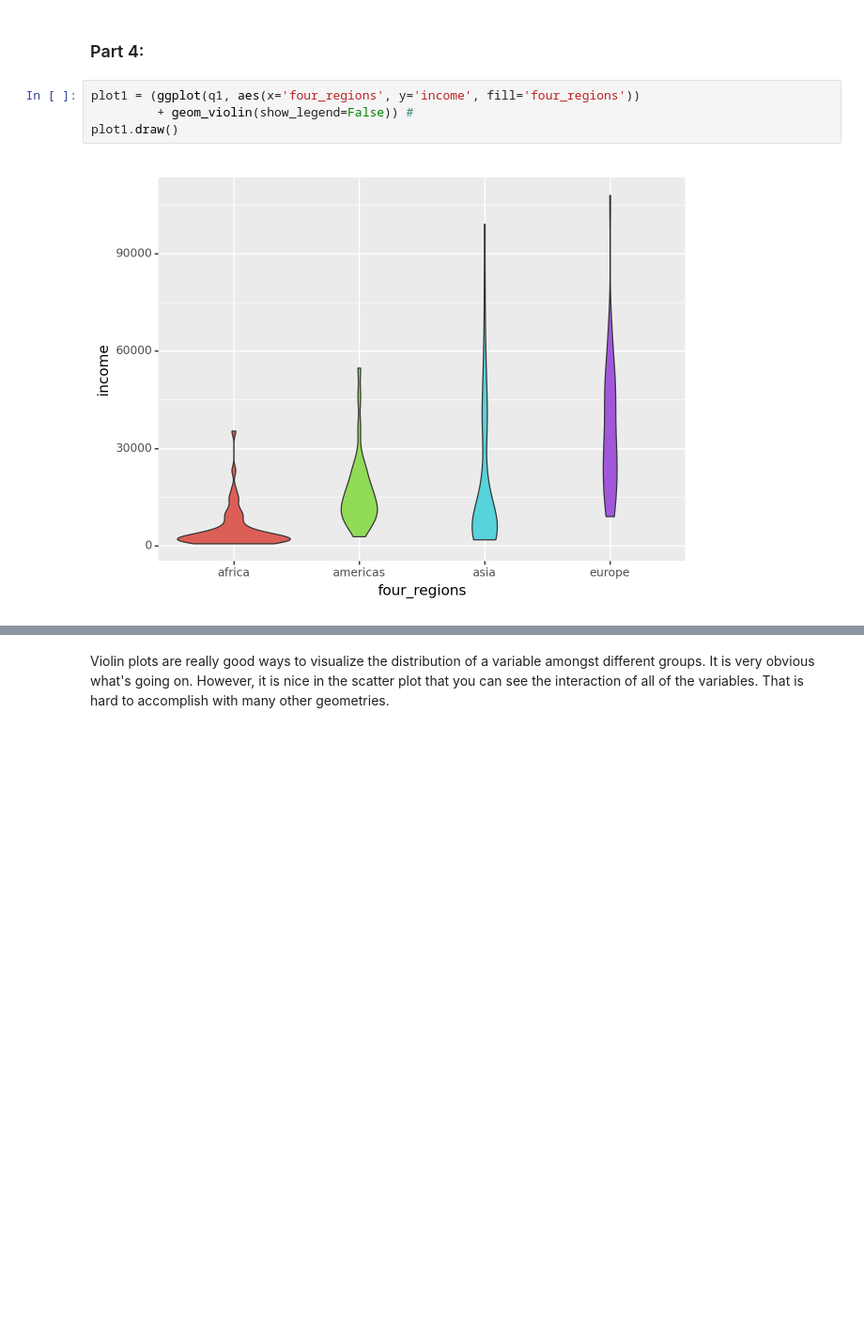
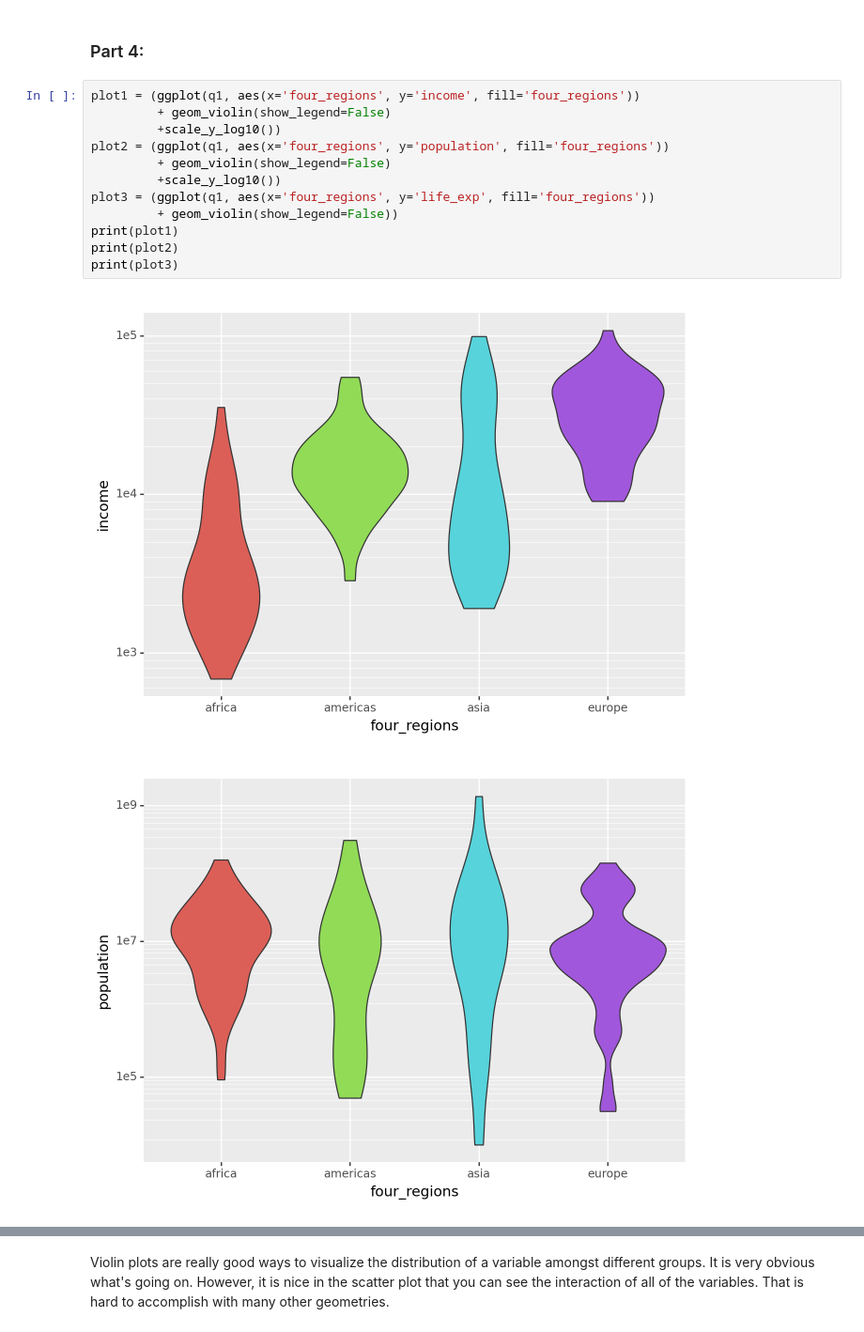
Before and after one commit to eeveemurdock/MLClass, a Jupyter notebook: Week1/Lab1/Lab1.ipynb, the cells around one changed output, grey strips where cells are left out. Shown at 94% size. Cells and saved outputs as stored; diff of their text form; blank space fills up the shorter version.

```diff
--- a/Week1/Lab1/Lab1.ipynb
+++ b/Week1/Lab1/Lab1.ipynb
@@ -81,7 +85,16 @@ citation:
 ### Part 4:
 # %%
 plot1 = (ggplot(q1, aes(x='four_regions', y='income', fill='four_regions'))
-         + geom_violin(show_legend=False)) #
-plot1.draw()
+         + geom_violin(show_legend=False)
+         +scale_y_log10())
+plot2 = (ggplot(q1, aes(x='four_regions', y='population', fill='four_regions'))
+         + geom_violin(show_legend=False)
+         +scale_y_log10())
+plot3 = (ggplot(q1, aes(x='four_regions', y='life_exp', fill='four_regions'))
+         + geom_violin(show_legend=False))
+print(plot1)
+print(plot2)
+print(plot3)
 # %% [output]
-[figure, old version]
+[figure, new version]
+[figure, added]
```
Also changed, not shown: parts of 16 cells of this notebook, 23 other files.
